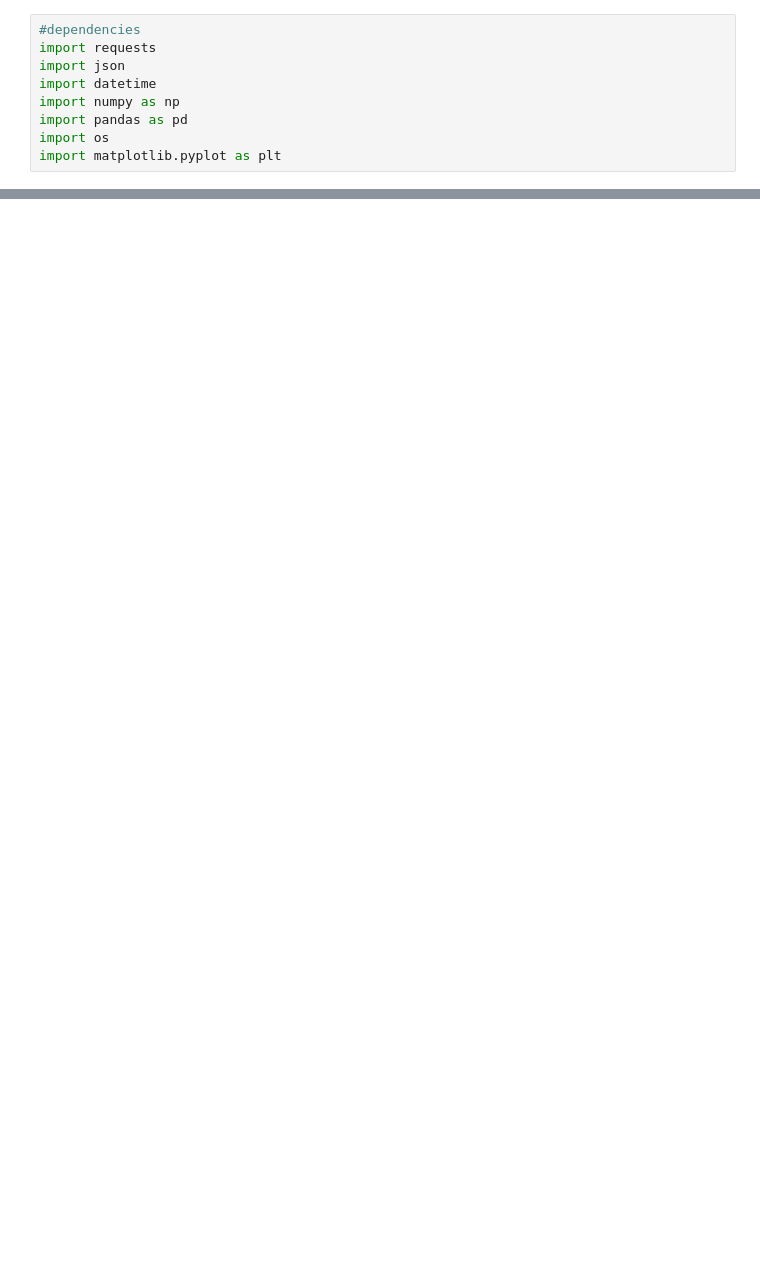
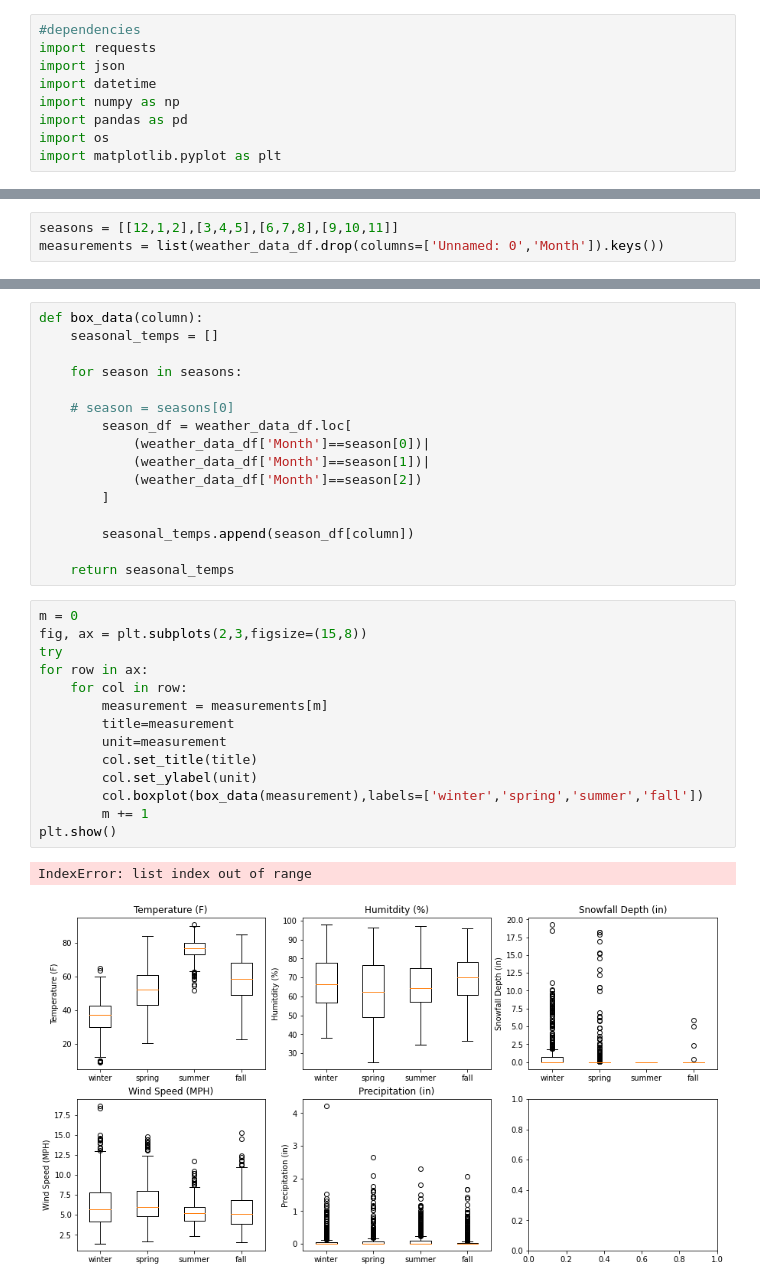
Before and after one commit to Ntorres95/Rideshares_vs_Weather, a Jupyter notebook: weather_by_month_IQR.ipynb, the cells around one changed output, grey strips where cells are left out. Drawn from its saved outputs; the diff is of its cells as text; blank space fills up the shorter version.

```diff
--- a/weather_by_month_IQR.ipynb
+++ b/weather_by_month_IQR.ipynb
@@ -27 +29,4 @@ weather_data_df
 1882 rows × 7 columns
+# %%
+seasons = [[12,1,2],[3,4,5],[6,7,8],[9,10,11]]
+measurements = list(weather_data_df.drop(columns=['Unnamed: 0','Month']).keys())
@@ -27,0 +41,33 @@ weather_data_df
+# %%
+def box_data(column):
+    seasonal_temps = []
+
+    for season in seasons:
+
+    # season = seasons[0]
+        season_df = weather_data_df.loc[
+            (weather_data_df['Month']==season[0])|
+            (weather_data_df['Month']==season[1])|
+            (weather_data_df['Month']==season[2])
+        ]
+
+        seasonal_temps.append(season_df[column])
+
+    return seasonal_temps
+# %%
+m = 0
+fig, ax = plt.subplots(2,3,figsize=(15,8))
+try
+for row in ax:
+    for col in row:
+        measurement = measurements[m]
+        title=measurement
+        unit=measurement
+        col.set_title(title)
+        col.set_ylabel(unit)
+        col.boxplot(box_data(measurement),labels=['winter','spring','summer','fall'])
+        m += 1
+plt.show()
+# %% [output]
+IndexError: list index out of range
+[figure, added]
```
Also changed, not shown: parts of 11 cells of this notebook.
